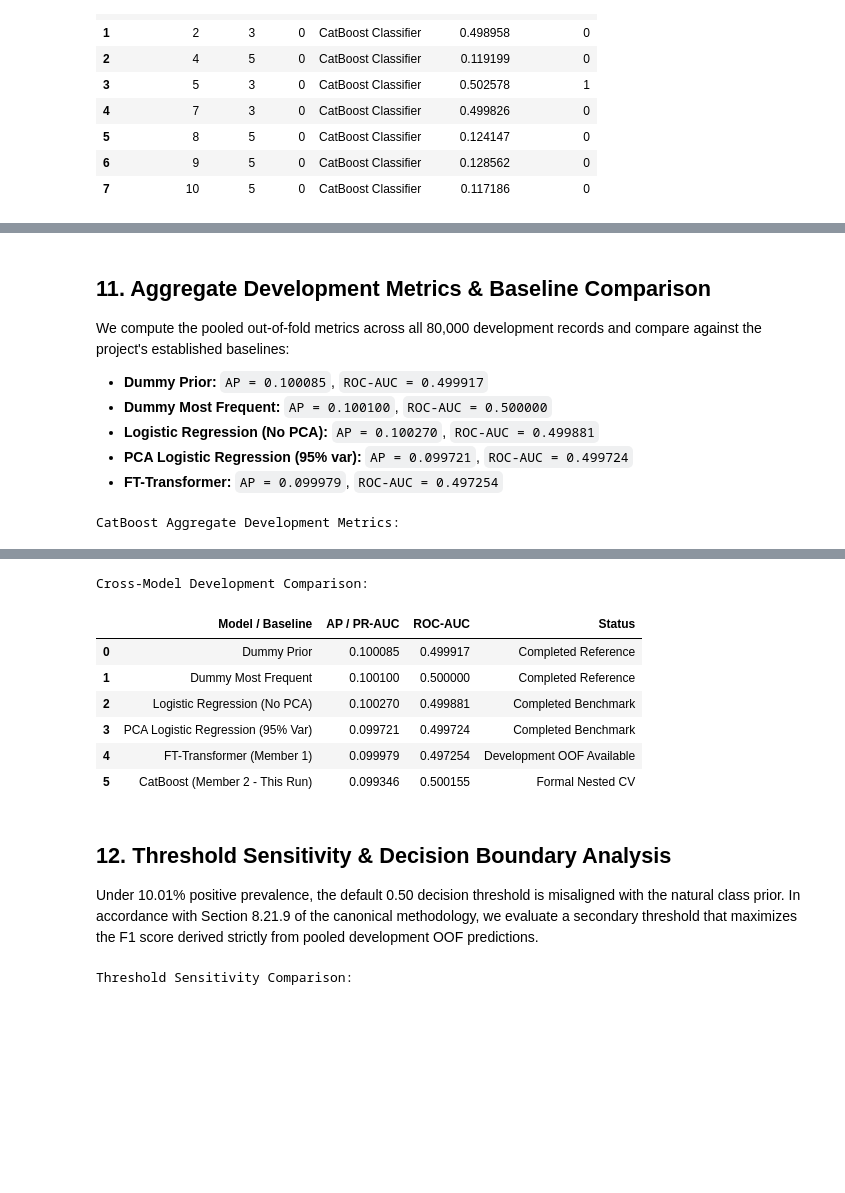
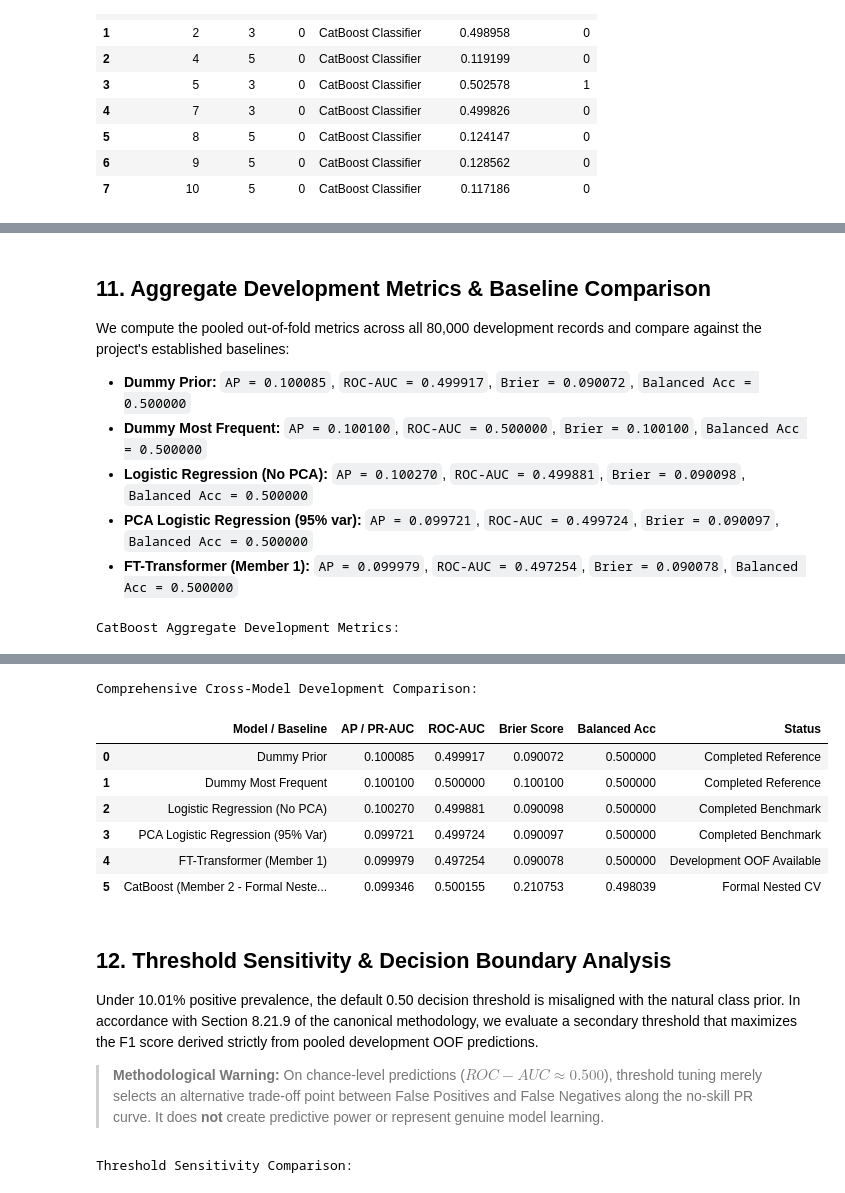
Before and after one commit to Sankalpa-KMCP/Employee_Resignation_Prediction, a Jupyter notebook: notebooks/team_contributions/models/member_2_catboost/06_m2_catboost.ipynb, the cells around one changed output, grey strips where cells are left out. Cells and saved outputs as stored; diff of their text form; code cells hidden in the pictures; blank space fills up the shorter version.

```diff
--- a/notebooks/team_contributions/models/member_2_catboost/06_m2_catboost.ipynb
+++ b/notebooks/team_contributions/models/member_2_catboost/06_m2_catboost.ipynb
@@ -410,8 +406,8 @@ if RUN_CATBOOST_TRAINING:
     print("Executing Formal 5-Fold Nested Cross-Validation for CatBoost...")
     print("=" * 70)
     cv_start_time = time.perf_counter()
+
     dev_data_clean = dev_df.drop(columns=["cv_fold", "partition", "target"], errors="ignore")
-
     catboost_oof_result = run_5fold_cv(
         adapter_factory=lambda: CatBoostAdapter(config=catboost_config, candidate_id="auto"),
         data=dev_data_clean,
@@ -436,12 +432,10 @@ else:
     print("=" * 70)
     catboost_oof_df = pd.read_csv(CANONICAL_RESULTS_DIR / "catboost_oof_predictions.csv")
     fold_metrics_df = pd.read_csv(CANONICAL_RESULTS_DIR / "catboost_fold_metrics.csv")
-    cv_total_duration = 352.57
+    runtime_eff = pd.read_csv(CANONICAL_RESULTS_DIR / "catboost_runtime_efficiency.csv")
+    cv_total_duration = float(runtime_eff["total_cv_fit_time_seconds"].iloc[0])
     print(f"Loaded Canonical 5-Fold Nested Cross-Validation Results ({cv_total_duration:.2f}s run duration).")
 
-if "pr_auc" not in fold_metrics_df.columns and "average_precision" in fold_metrics_df.columns:
-    fold_metrics_df["pr_auc"] = fold_metrics_df["average_precision"]
-
 print(f"Total OOF Prediction Rows: {len(catboost_oof_df):,}")
 # %% [output]
 Executing Formal 5-Fold Nested Cross-Validation for CatBoost (Review Mode: Loading Saved Predictions)...
@@ -523,11 +587,11 @@ Mean Fold Brier:   0.2108 (+/- 0.0679)
 ## 11. Aggregate Development Metrics & Baseline Comparison
 
 We compute the pooled out-of-fold metrics across all 80,000 development records and compare against the project's established baselines:
-- **Dummy Prior:** `AP = 0.100085`, `ROC-AUC = 0.499917`
-- **Dummy Most Frequent:** `AP = 0.100100`, `ROC-AUC = 0.500000`
-- **Logistic Regression (No PCA):** `AP = 0.100270`, `ROC-AUC = 0.499881`
-- **PCA Logistic Regression (95% var):** `AP = 0.099721`, `ROC-AUC = 0.499724`
-- **FT-Transformer:** `AP = 0.099979`, `ROC-AUC = 0.497254`
+- **Dummy Prior:** `AP = 0.100085`, `ROC-AUC = 0.499917`, `Brier = 0.090072`, `Balanced Acc = 0.500000`
+- **Dummy Most Frequent:** `AP = 0.100100`, `ROC-AUC = 0.500000`, `Brier = 0.100100`, `Balanced Acc = 0.500000`
+- **Logistic Regression (No PCA):** `AP = 0.100270`, `ROC-AUC = 0.499881`, `Brier = 0.090098`, `Balanced Acc = 0.500000`
+- **PCA Logistic Regression (95% var):** `AP = 0.099721`, `ROC-AUC = 0.499724`, `Brier = 0.090097`, `Balanced Acc = 0.500000`
+- **FT-Transformer (Member 1):** `AP = 0.099979`, `ROC-AUC = 0.497254`, `Brier = 0.090078`, `Balanced Acc = 0.500000`
 # %%
 y_true = catboost_oof_df["y_true"].astype(int).to_numpy()
 y_prob = catboost_oof_df["y_probability"].to_numpy()
@@ -556,20 +620,21 @@ catboost_summary_df = pd.DataFrame([summary_metrics_record])
 print("CatBoost Aggregate Development Metrics:")
 display(catboost_summary_df[[
     "model_name", "oof_rows", "pr_auc", "roc_auc", "brier_score",
+    "balanced_accuracy", "predicted_positive_rate",
     "cv_pr_auc_mean", "cv_pr_auc_std", "cv_roc_auc_mean", "cv_roc_auc_std"
 ]])
 
-# Benchmark Comparison Table
+# Comprehensive Benchmark Comparison Table
 comparison_rows = [
-    {"Model / Baseline": "Dummy Prior", "AP / PR-AUC": 0.100085, "ROC-AUC": 0.499917, "Status": "Completed Reference"},
-    {"Model / Baseline": "Dummy Most Frequent", "AP / PR-AUC": 0.100100, "ROC-AUC": 0.500000, "Status": "Completed Reference"},
-    {"Model / Baseline": "Logistic Regression (No PCA)", "AP / PR-AUC": 0.100270, "ROC-AUC": 0.499881, "Status": "Completed Benchmark"},
-    {"Model / Baseline": "PCA Logistic Regression (95% Var)", "AP / PR-AUC": 0.099721, "ROC-AUC": 0.499724, "Status": "Completed Benchmark"},
-    {"Model / Baseline": "FT-Transformer (Member 1)", "AP / PR-AUC": 0.099979, "ROC-AUC": 0.497254, "Status": "Development OOF Available"},
-    {"Model / Baseline": "CatBoost (Member 2 - This Run)", "AP / PR-AUC": pooled_metrics["pr_auc"], "ROC-AUC": pooled_metrics["roc_auc"], "Status": "Formal Nested CV"},
+    {"Model / Baseline": "Dummy Prior", "AP / PR-AUC": 0.100085, "ROC-AUC": 0.499917, "Brier Score": 0.090072, "Balanced Acc": 0.500000, "Status": "Completed Reference"},
+    {"Model / Baseline": "Dummy Most Frequent", "AP / PR-AUC": 0.100100, "ROC-AUC": 0.500000, "Brier Score": 0.100100, "Balanced Acc": 0.500000, "Status": "Completed Reference"},
+    {"Model / Baseline": "Logistic Regression (No PCA)", "AP / PR-AUC": 0.100270, "ROC-AUC": 0.499881, "Brier Score": 0.090098, "Balanced Acc": 0.500000, "Status": "Completed Benchmark"},
+    {"Model / Baseline": "PCA Logistic Regression (95% Var)", "AP / PR-AUC": 0.099721, "ROC-AUC": 0.499724, "Brier Score": 0.090097, "Balanced Acc": 0.500000, "Status": "Completed Benchmark"},
+    {"Model / Baseline": "FT-Transformer (Member 1)", "AP / PR-AUC": 0.099979, "ROC-AUC": 0.497254, "Brier Score": 0.090078, "Balanced Acc": 0.500000, "Status": "Development OOF Available"},
+    {"Model / Baseline": "CatBoost (Member 2 - Formal Nested CV)", "AP / PR-AUC": pooled_metrics["pr_auc"], "ROC-AUC": pooled_metrics["roc_auc"], "Brier Score": pooled_metrics["brier_score"], "Balanced Acc": pooled_metrics["balanced_accuracy"], "Status": "Formal Nested CV"},
 ]
 
-print("\nCross-Model Development Comparison:")
+print("\nComprehensive Cross-Model Development Comparison:")
 display(pd.DataFrame(comparison_rows))
 # %% [output]
 CatBoost Aggregate Development Metrics:
@@ -578,15 +643,17 @@ CatBoost Aggregate Development Metrics:
-Cross-Model Development Comparison:
+Comprehensive Cross-Model Development Comparison:
-|  | Model / Baseline | AP / PR-AUC | ROC-AUC | Status |
-| 0 | Dummy Prior | 0.100085 | 0.499917 | Completed Reference |
-| 1 | Dummy Most Frequent | 0.100100 | 0.500000 | Completed Reference |
-| 2 | Logistic Regression (No PCA) | 0.100270 | 0.499881 | Completed Benchmark |
-| 3 | PCA Logistic Regression (95% Var) | 0.099721 | 0.499724 | Completed Benchmark |
-| 4 | FT-Transformer (Member 1) | 0.099979 | 0.497254 | Development OOF Available |
-| 5 | CatBoost (Member 2 - This Run) | 0.099346 | 0.500155 | Formal Nested CV |
+|  | Model / Baseline | AP / PR-AUC | ROC-AUC | Brier Score | Balanced Acc | Status |
+| 0 | Dummy Prior | 0.100085 | 0.499917 | 0.090072 | 0.500000 | Completed Reference |
+| 1 | Dummy Most Frequent | 0.100100 | 0.500000 | 0.100100 | 0.500000 | Completed Reference |
+| 2 | Logistic Regression (No PCA) | 0.100270 | 0.499881 | 0.090098 | 0.500000 | Completed Benchmark |
+| 3 | PCA Logistic Regression (95% Var) | 0.099721 | 0.499724 | 0.090097 | 0.500000 | Completed Benchmark |
+| 4 | FT-Transformer (Member 1) | 0.099979 | 0.497254 | 0.090078 | 0.500000 | Development OOF Available |
+| 5 | CatBoost (Member 2 - Formal Neste... | 0.099346 | 0.500155 | 0.210753 | 0.498039 | Formal Nested CV |
 # %% [markdown]
 ## 12. Threshold Sensitivity & Decision Boundary Analysis
 
 Under 10.01% positive prevalence, the default 0.50 decision threshold is misaligned with the natural class prior. In accordance with Section 8.21.9 of the canonical methodology, we evaluate a secondary threshold that maximizes the F1 score derived strictly from pooled development OOF predictions.
+
+> **Methodological Warning:** On chance-level predictions ($ROC-AUC \approx 0.500$), threshold tuning merely selects an alternative trade-off point between False Positives and False Negatives along the no-skill PR curve. It does **not** create predictive power or represent genuine model learning.
 # %%
 precisions, recalls, thresholds = precision_recall_curve(y_true, y_prob)
 
```
Also changed, not shown: parts of 27 cells of this notebook, 7 other files.
